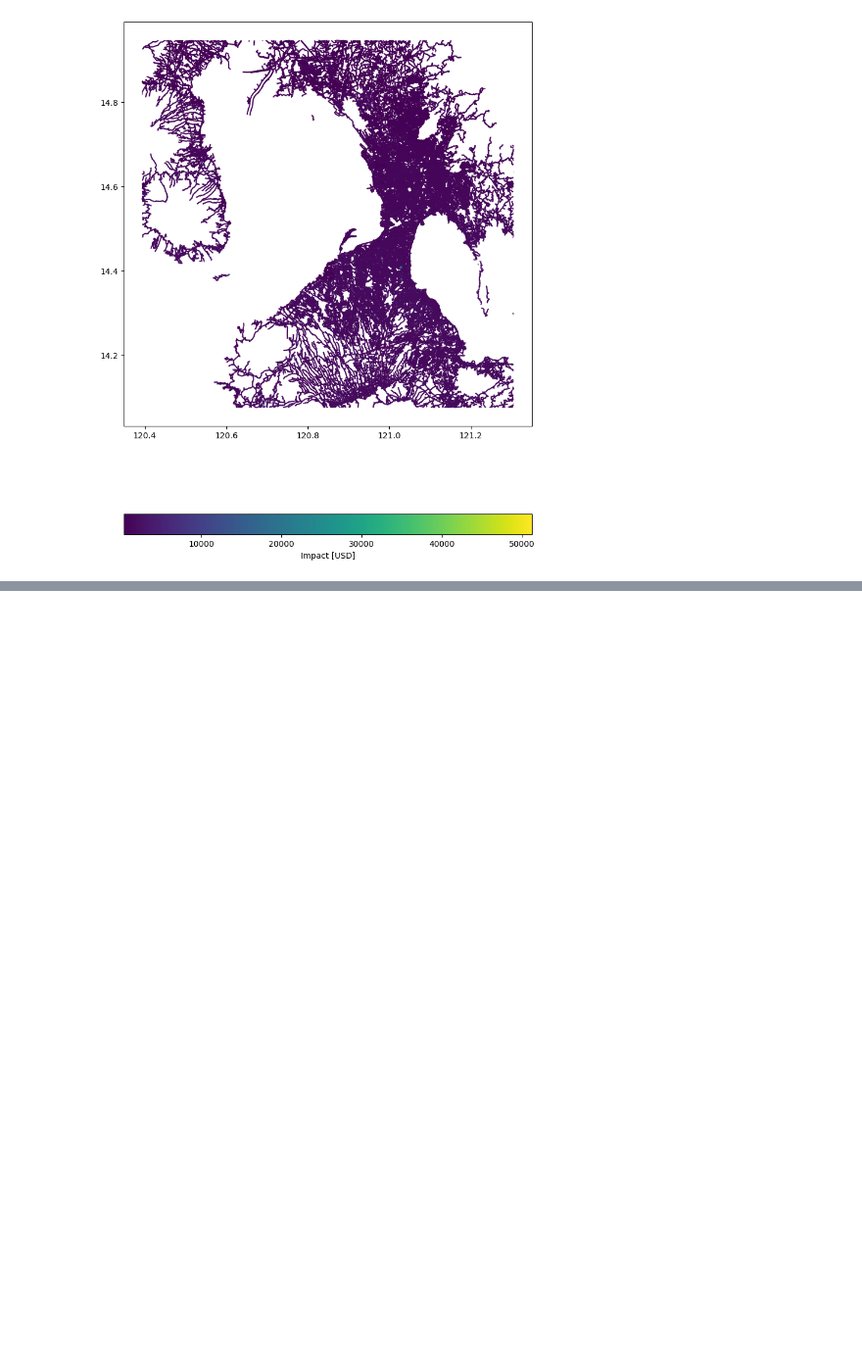
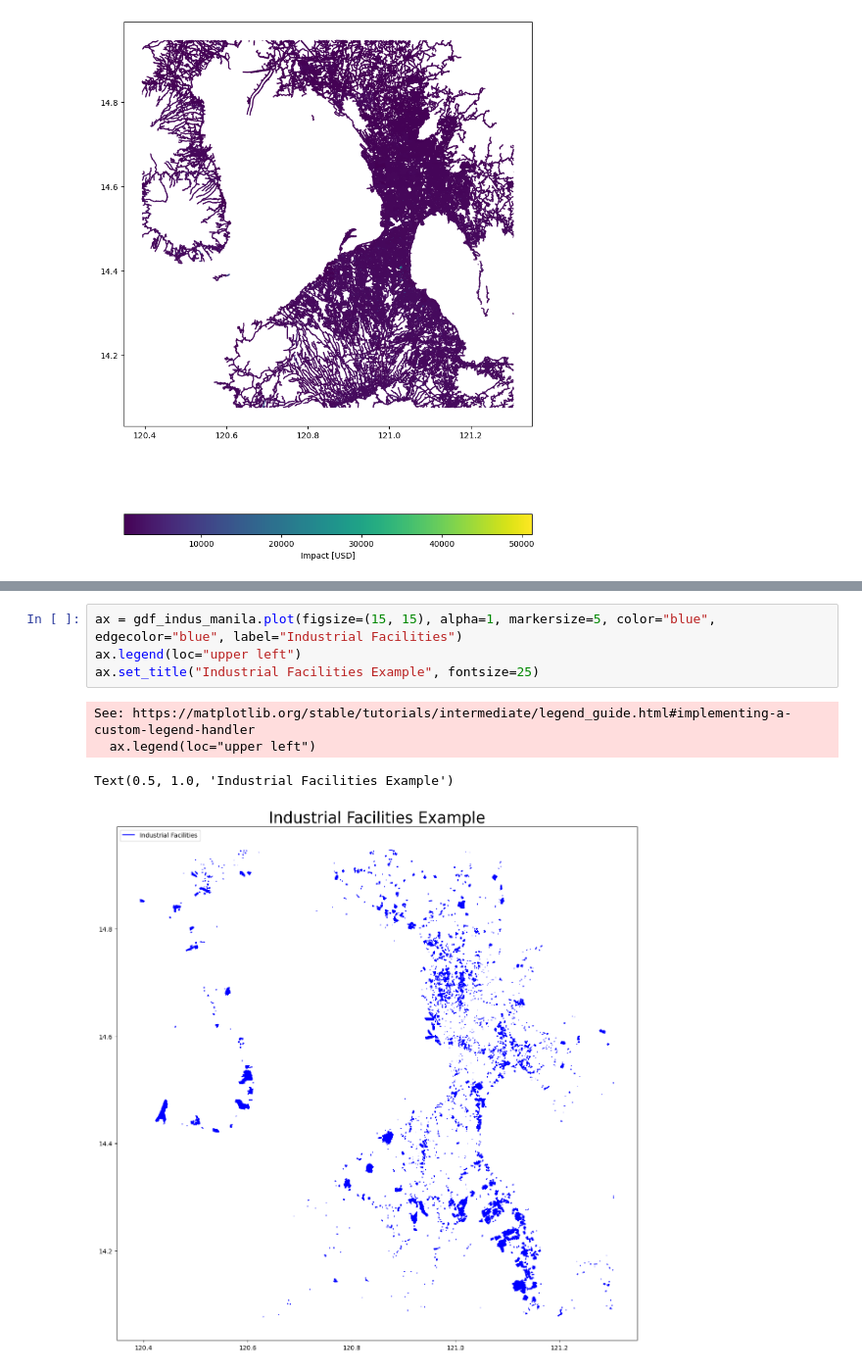
Before and after one commit to luxizhou/PH_TC_Risk, a Jupyter notebook: Project_1_Tropical_cyclon_risks_in_Philippines/OpenStreetMap/OSM.ipynb, the cells around one changed output, grey strips where cells are left out. Shown at 98% size. Drawn from its saved outputs; the diff is of its cells as text; blank space fills up the shorter version.

```diff
--- a/Project_1_Tropical_cyclon_risks_in_Philippines/OpenStreetMap/OSM.ipynb
+++ b/Project_1_Tropical_cyclon_risks_in_Philippines/OpenStreetMap/OSM.ipynb
@@ -141,3 +165,12 @@ exp_indus_manila = Exposures(gdf_indus_manila)
+# %%
+ax = gdf_indus_manila.plot(figsize=(15, 15), alpha=1, markersize=5, color="blue", edgecolor="blue", label="Industrial Facilities")
+ax.legend(loc="upper left")
+ax.set_title("Industrial Facilities Example", fontsize=25)
+# %% [output]
+See: https://matplotlib.org/stable/tutorials/intermediate/legend_guide.html#implementing-a-custom-legend-handler
+  ax.legend(loc="upper left")
+Text(0.5, 1.0, 'Industrial Facilities Example')
+[figure, added]
 # %%
 from climada.util.api_client import Client
 from climada.entity.impact_funcs import ImpactFuncSet
```
Also changed, not shown: parts of 12 cells of this notebook.
